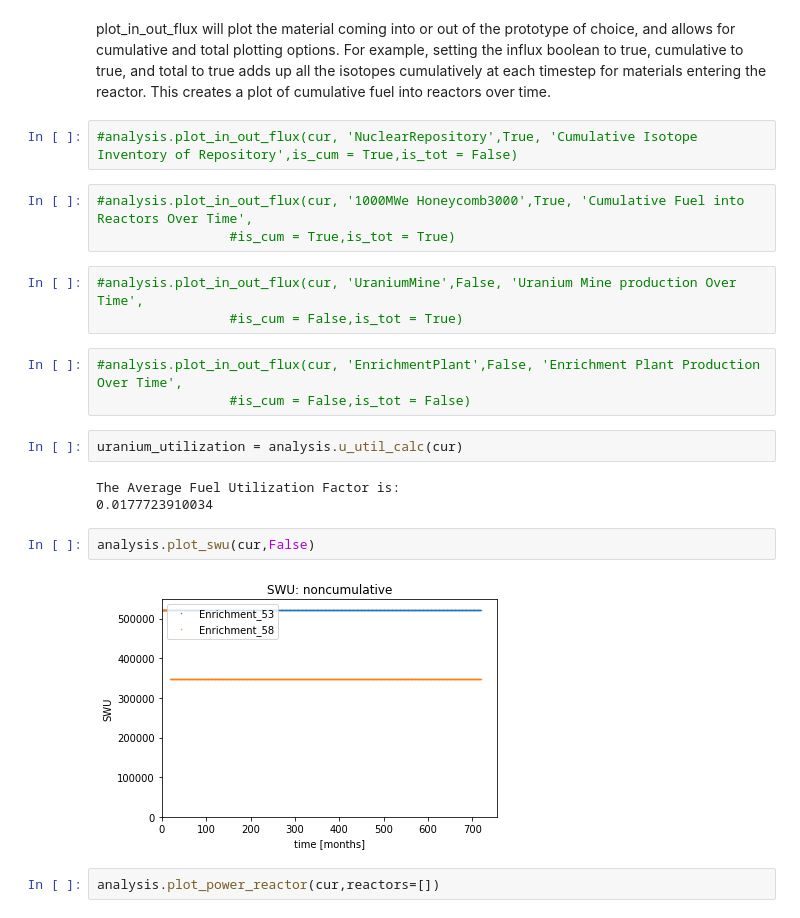
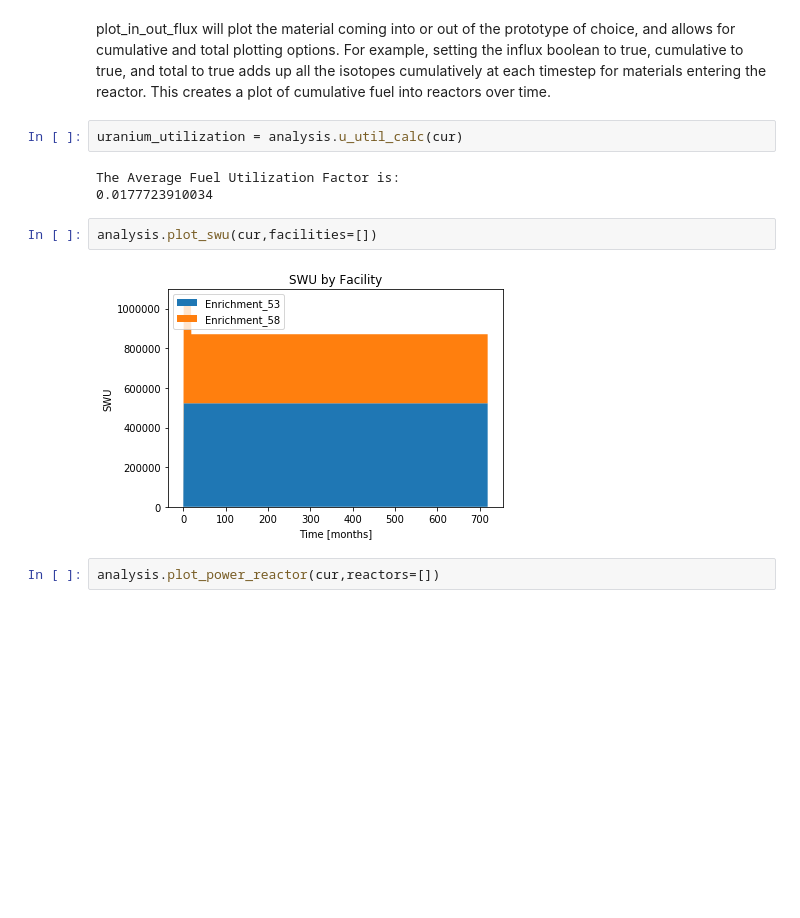
Before and after one commit to KennellyT/cyutils, a Jupyter notebook: cyutils/examples/Tutorial_with_cyutils.ipynb, the cells around one changed output. Saved outputs shown, nothing was run; the diff lists cells and outputs as text; blank space fills up the shorter version.

```diff
--- a/cyutils/examples/Tutorial-Copy2.ipynb
+++ b/cyutils/examples/Tutorial_with_cyutils.ipynb
@@ -60,26 +64,15 @@ cur = analysis.cursor('singlereactortutorial.sqlite')
 ev  = cymetric_analysis.evaluator('singlereactortutorial.sqlite')
 # %% [markdown]
 plot_in_out_flux will plot the material coming into or out of the prototype of choice, and allows for cumulative and total plotting options.  For example, setting the influx boolean to true, cumulative to true, and total to true adds up all the isotopes cumulatively at each timestep for materials entering the reactor.  This creates a plot of cumulative fuel into reactors over time.
-# %%
-#analysis.plot_in_out_flux(cur, 'NuclearRepository',True, 'Cumulative Isotope Inventory of Repository',is_cum = True,is_tot = False)
-# %%
-#analysis.plot_in_out_flux(cur, '1000MWe Honeycomb3000',True, 'Cumulative Fuel into Reactors Over Time',
-                 #is_cum = True,is_tot = True)
-# %%
-#analysis.plot_in_out_flux(cur, 'UraniumMine',False, 'Uranium Mine production Over Time',
-                 #is_cum = False,is_tot = True)
-# %%
-#analysis.plot_in_out_flux(cur, 'EnrichmentPlant',False, 'Enrichment Plant Production Over Time',
-                 #is_cum = False,is_tot = False)
 # %%
 uranium_utilization = analysis.u_util_calc(cur)
 # %% [output]
 The Average Fuel Utilization Factor is:
 0.0177723910034
 # %%
-analysis.plot_swu(cur,False)
+analysis.plot_swu(cur,facilities=[])
 # %% [output]
-[figure, old version]
+[figure, new version]
 # %%
 analysis.plot_power_reactor(cur,reactors=[])
 # %% [output]
```
Also changed, not shown: parts of 5 cells of this notebook, 36 other files.
